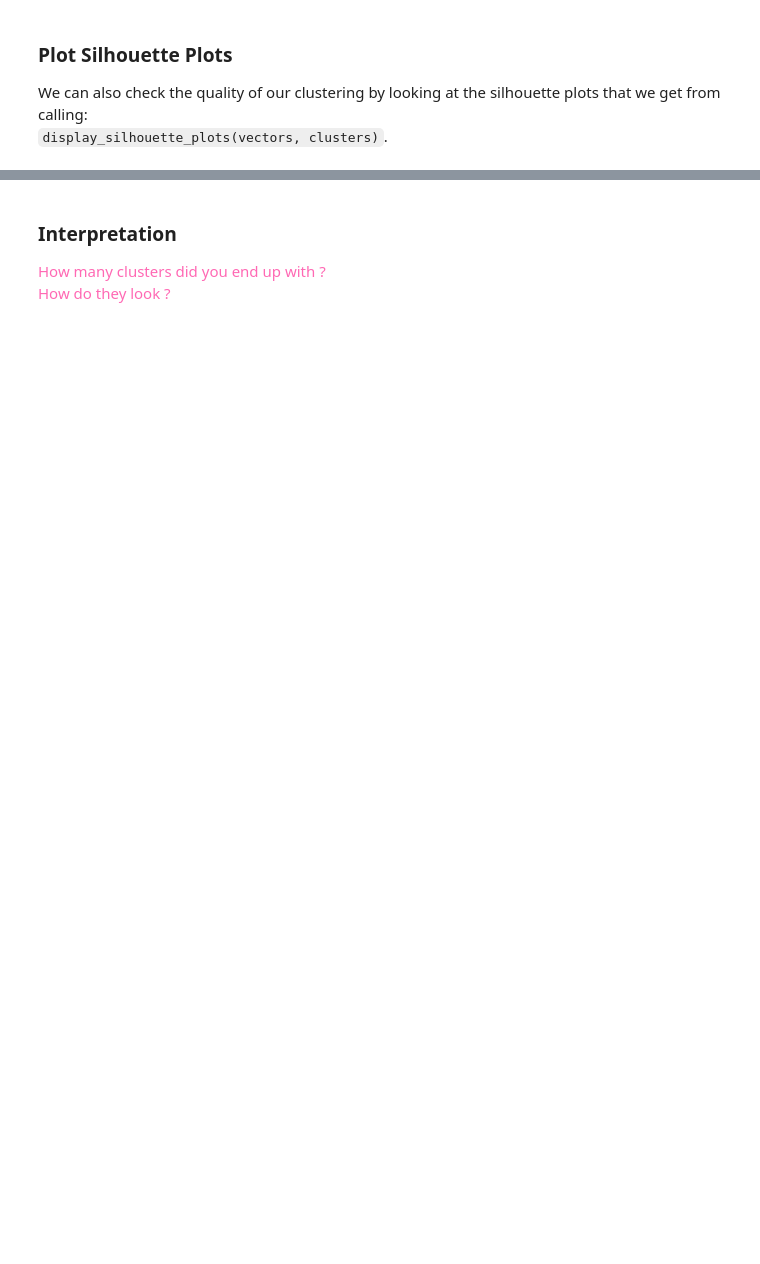
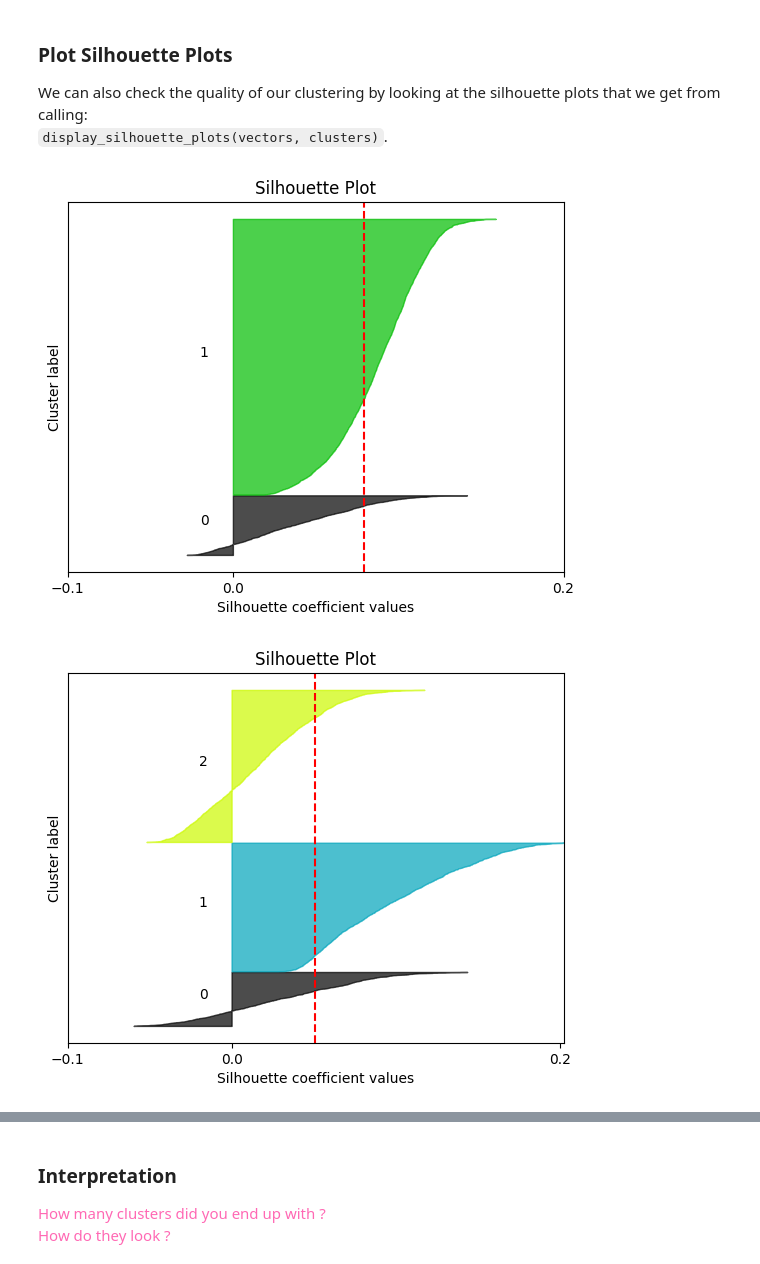
Before and after one commit to takuman-parsons-ml/Homework10, a Jupyter notebook: Homework10.ipynb, the cells around one changed output, grey strips where cells are left out. Saved outputs shown, nothing was run; the diff lists cells and outputs as text; code cells hidden in the pictures; blank space fills up the shorter version.

```diff
--- a/Homework10.ipynb
+++ b/Homework10.ipynb
@@ -135,0 +223,8 @@ display_silhouette_plots(recipes_vct, recipe_clusters)
+# %%
+for i in range(2, 10):
+    mClust = KMeans(n_clusters=i, random_state=800)
+    reviews_km = mClust.fit_predict(ingredients_vct)
+    display_silhouette_plots(ingredients_vct, reviews_km)
+# %% [output]
+[figure, added]
+[figure, added]
```
Also changed, not shown: parts of 18 cells of this notebook.
